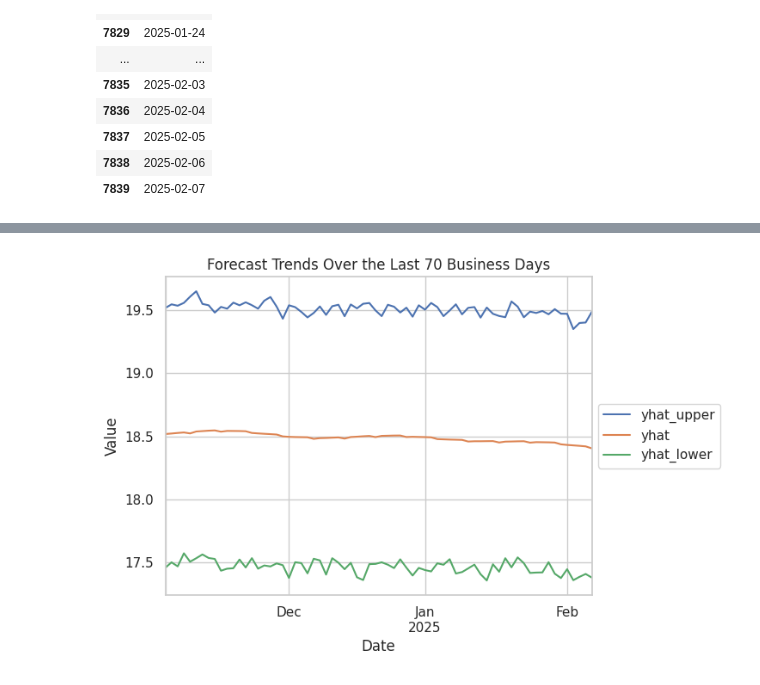
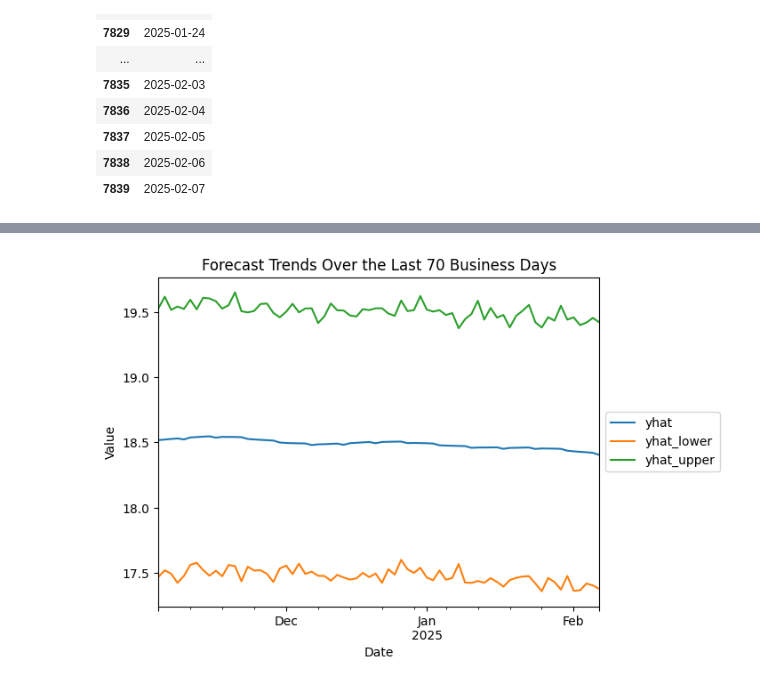
Before and after one commit to wrdhall3/fx-rate-project, a Jupyter notebook: retrieve_fx_data.ipynb, the cells around one changed output, grey strips where cells are left out. Cells and saved outputs as stored; diff of their text form; code cells hidden in the pictures.

```diff
--- a/retrieve_fx_data.ipynb
+++ b/retrieve_fx_data.ipynb
@@ -651,16 +592,0 @@ Exchange Rate = -4.2911 + (-0.4829 * Fed Rate) + (0.0017 * US Real GDP) + (0.000
-# %%
-import seaborn as sns
-
-# Set the Seaborn style
-sns.set(style="whitegrid")
-
-# Create the Seaborn plot
-plt.figure(figsize=(10, 6))
-sns.lineplot(x=dates, y=y, label="Actual Exchange Rate", color="blue")
-sns.lineplot(x=dates, y=predicted_exchange_rate, label="Predicted Exchange Rate", color="red", linestyle="--")
-
-plt.xlabel("Date")
-plt.ylabel("Exchange Rate")
-plt.title("Actual vs Predicted Exchange Rate")
-plt.legend()
-plt.show()
@@ -1099,16 +994,17 @@ forecast_trends.head()
 # %%
-# Plot the yhat, yhat_lower, and yhat_upper columns for the last 70 business days
-forecast_trends[["yhat_upper","yhat", "yhat_lower"]].iloc[-70:, :].plot()
+# From the `forecast_trends` DataFrame, plot to visualize
+#  the yhat, yhat_lower, and yhat_upper columns over the last 70 businesss days
+forecast_trends[["yhat", "yhat_lower", "yhat_upper"]].iloc[-70:, :].plot()
 
 # Customize the plot
 plt.legend(loc='center left', bbox_to_anchor=(1, 0.5))  # Place the legend outside on the right
 
 plt.xlabel("Date")
 plt.ylabel("Value")
 plt.title("Forecast Trends Over the Last 70 Business Days")
 plt.show()
 # %% [output]
-[figure, old version]
+[figure, new version]
 # %%
 # Create a DataFrame that contains just last 70 businesss days
 forecast_90_days = forecast_trends.iloc[-70:, :][["yhat_upper", "yhat_lower", "yhat"]]
```
Also changed, not shown: parts of 24 cells of this notebook, 3 other files.
